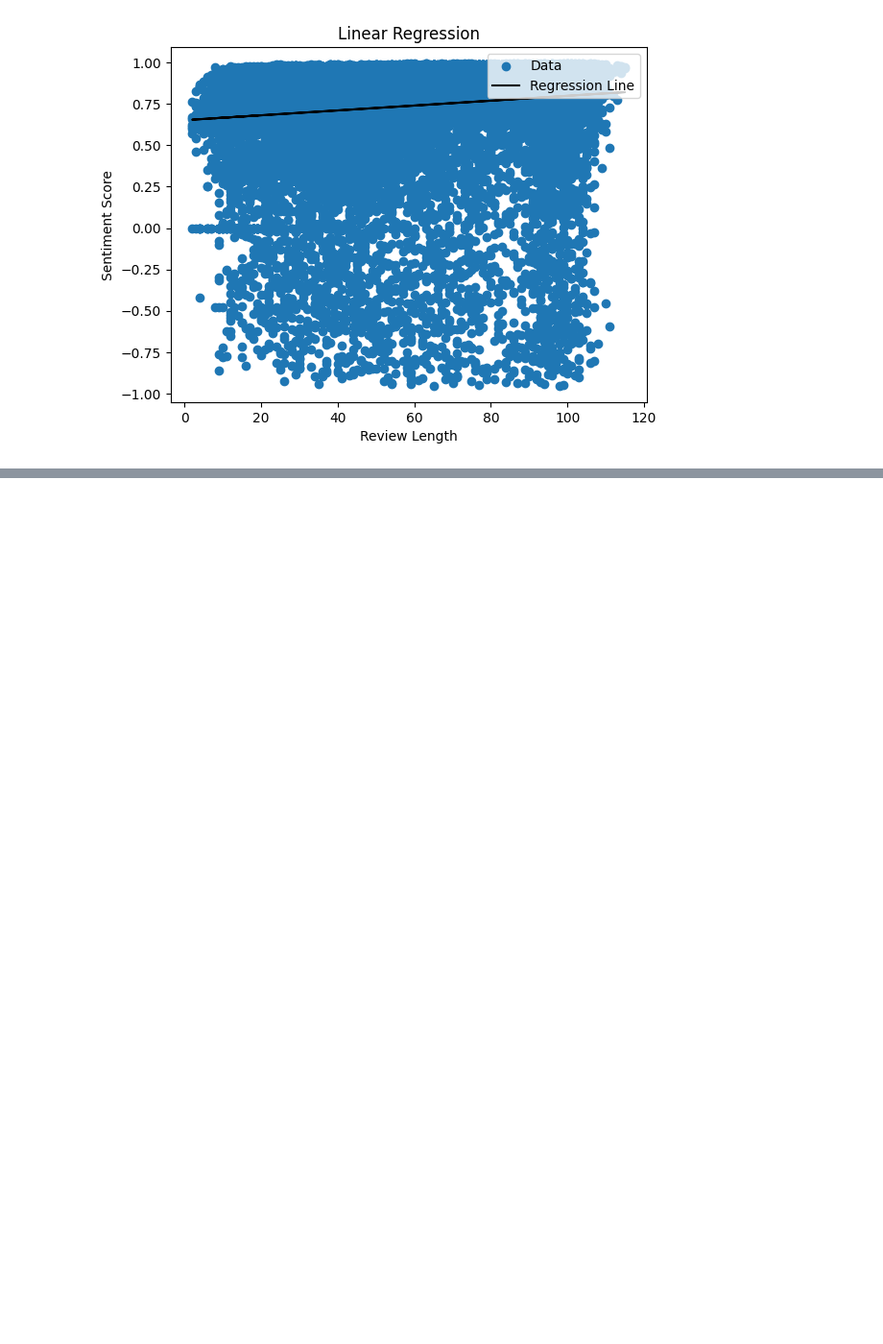
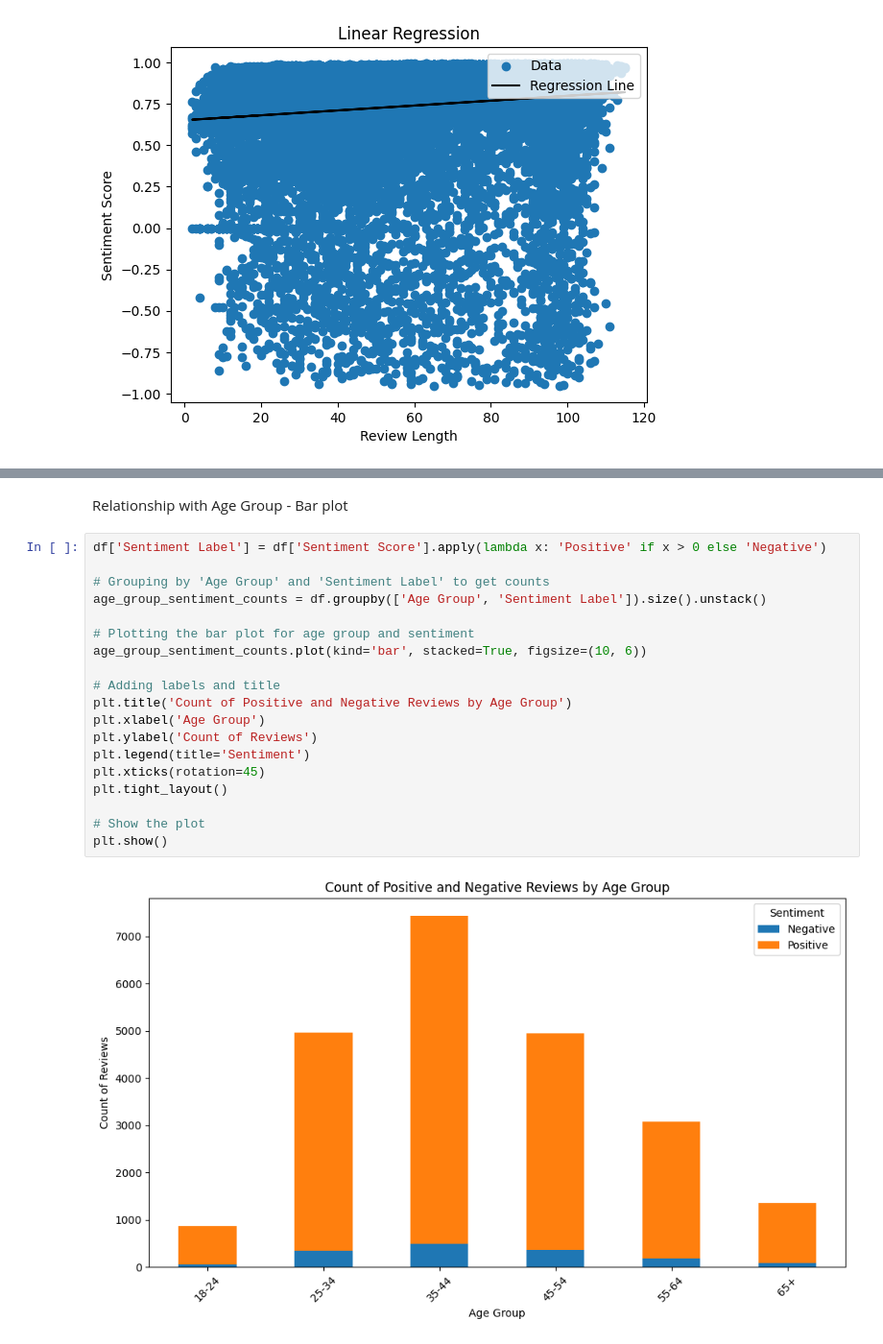
Before and after one commit to Sabrina-Hendricks/DS4002-Group13, a Jupyter notebook: Scripts/MI3_Analysis_Sabrina_AllSentimentScores.ipynb, the cells around one changed output, grey strips where cells are left out. Shown: that part at 96% size. Cells and saved outputs as stored; diff of their text form; blank space fills up the shorter version.

```diff
--- a/Scripts/MI3_Analysis_Sabrina_AllSentimentScores.ipynb
+++ b/Scripts/MI3_Analysis_Sabrina_AllSentimentScores.ipynb
@@ -130,0 +182,23 @@ plt.show()
+# %% [markdown]
+Relationship with Age Group - Bar plot
+# %%
+df['Sentiment Label'] = df['Sentiment Score'].apply(lambda x: 'Positive' if x > 0 else 'Negative')
+
+# Grouping by 'Age Group' and 'Sentiment Label' to get counts
+age_group_sentiment_counts = df.groupby(['Age Group', 'Sentiment Label']).size().unstack()
+
+# Plotting the bar plot for age group and sentiment
+age_group_sentiment_counts.plot(kind='bar', stacked=True, figsize=(10, 6))
+
+# Adding labels and title
+plt.title('Count of Positive and Negative Reviews by Age Group')
+plt.xlabel('Age Group')
+plt.ylabel('Count of Reviews')
+plt.legend(title='Sentiment')
+plt.xticks(rotation=45)
+plt.tight_layout()
+
+# Show the plot
+plt.show()
+# %% [output]
+[figure, added]
```
Also changed, not shown: parts of 4 cells of this notebook.
